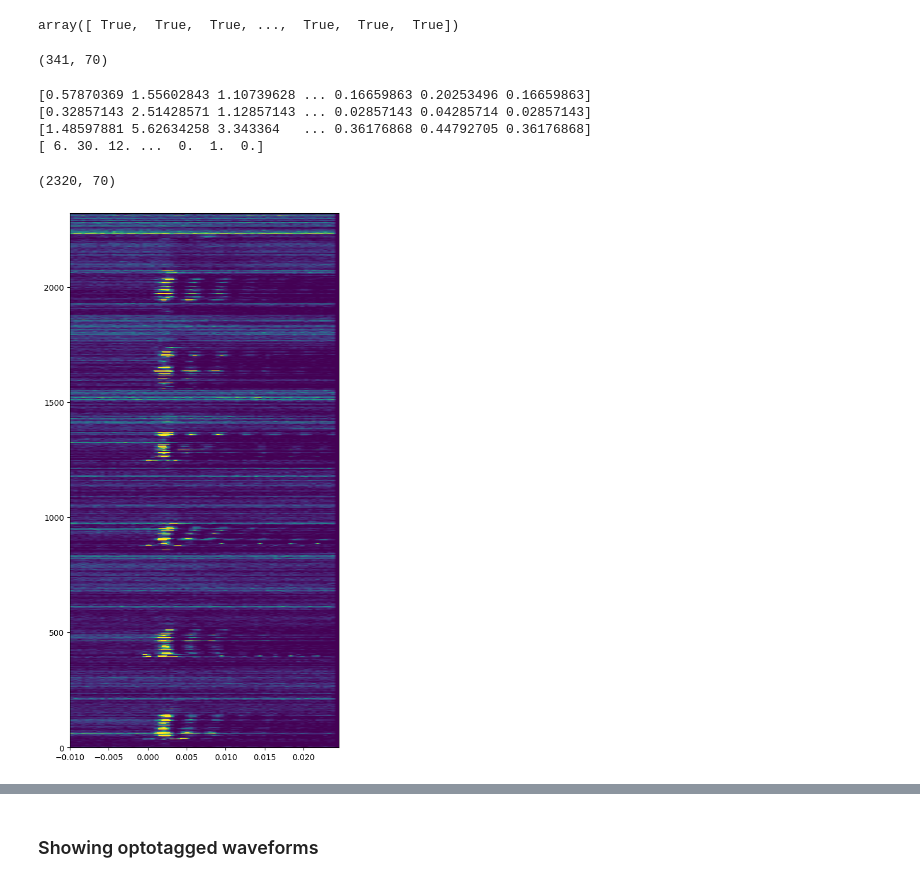
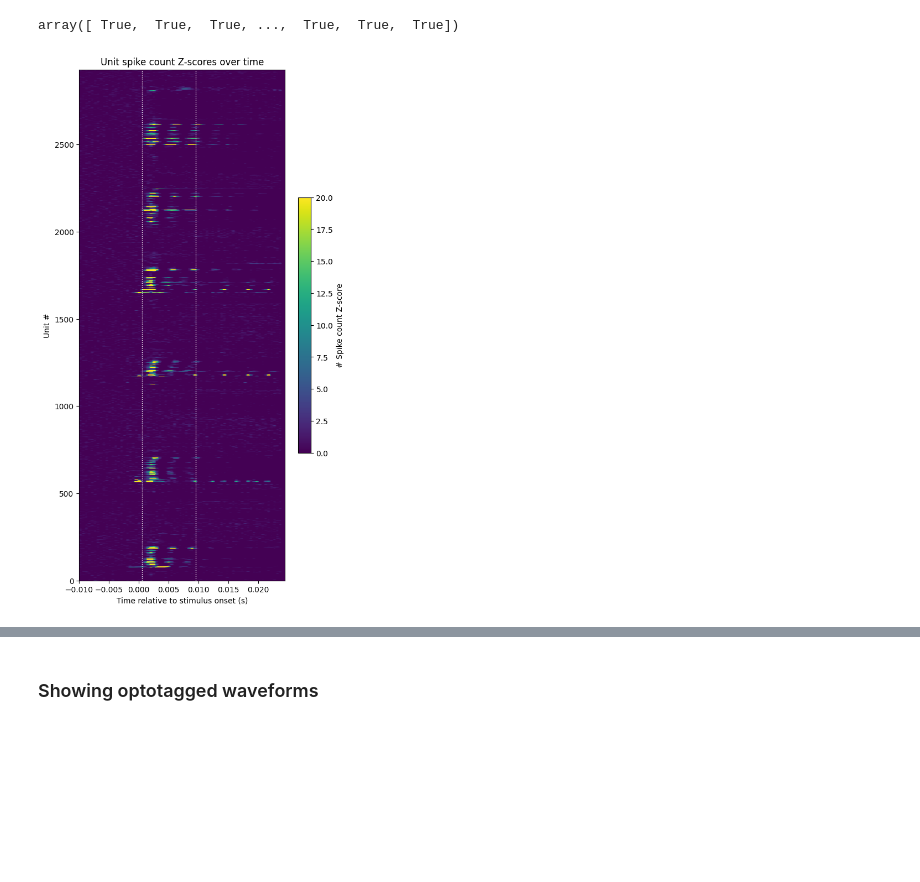
Before and after one commit to AllenInstitute/openscope_databook, a Jupyter notebook: docs/first-order/optotagging.ipynb, the cells around one changed output, grey strips where cells are left out. Drawn from its saved outputs; the diff is of its cells as text; code cells hidden in the pictures; blank space fills up the shorter version.

```diff
--- a/docs/first-order/optotagging.ipynb
+++ b/docs/first-order/optotagging.ipynb
@@ -208,35 +184,20 @@ baseline_spike_rate > evoked_spike_rate
 # %% [output]
 array([ True,  True,  True, ...,  True,  True,  True])
-# %%
-responsive_unit_spike_counts = spike_counts[baseline_spike_rate*2 < evoked_spike_rate]
-responsive_unit_spike_counts.shape
-# %% [output]
-(341, 70)
-# %%
-sds = np.std(spike_counts, axis=1)
-means = np.mean(spike_counts, axis=1)
-plus_two_sds = means + sds*2
-
-print(sds)
-print(means)
-print(plus_two_sds)
-print(evoked_spikes)
-# %% [output]
-[0.57870369 1.55602843 1.10739628 ... 0.16659863 0.20253496 0.16659863]
-[0.32857143 2.51428571 1.12857143 ... 0.02857143 0.04285714 0.02857143]
-[1.48597881 5.62634258 3.343364   ... 0.36176868 0.44792705 0.36176868]
-[ 6. 30. 12. ...  0.  1.  0.]
-# %%
-responsive_unit_spike_counts = spike_counts[plus_two_sds < evoked_spikes]
-responsive_unit_spike_counts.shape
-# %% [output]
-(2320, 70)
-# %%
-fig, ax = plt.subplots(figsize=(6,12)) # change fig size for different plot dimensions
-img = ax.imshow(responsive_unit_spike_counts,
-                extent=[np.min(bin_edges), np.max(bin_edges), 0, len(responsive_unit_spike_counts)],
-                aspect="auto",
-                vmin=0,
-                vmax=20) # change vmax to get a better depiction of your data
-# %% [output]
-[figure, removed]
+# %%
+bl_mean_counts = np.mean(spike_counts[:,:baseline_end_idx],axis=1)
+bl_mean_counts = np.expand_dims(bl_mean_counts, axis=1)
+
+bl_std_counts = np.std(spike_counts[:,:baseline_end_idx],axis=1)
+bl_std_counts[bl_std_counts == 0] = 1
+bl_std_counts = np.expand_dims(bl_std_counts, axis=1)
+
+normalized_spike_counts = (spike_counts - bl_mean_counts) / bl_std_counts
+# %%
+show_counts(normalized_spike_counts,
+                  stim_bounds=[0.0005, 0.0095],
+                  title="Unit spike count Z-scores over time",
+                  c_label=f"# Spike count Z-score",
+                  vmin=0,
+                  vmax=20)
+# %% [output]
+[figure, added]
```
Also changed, not shown: parts of 12 cells of this notebook.
